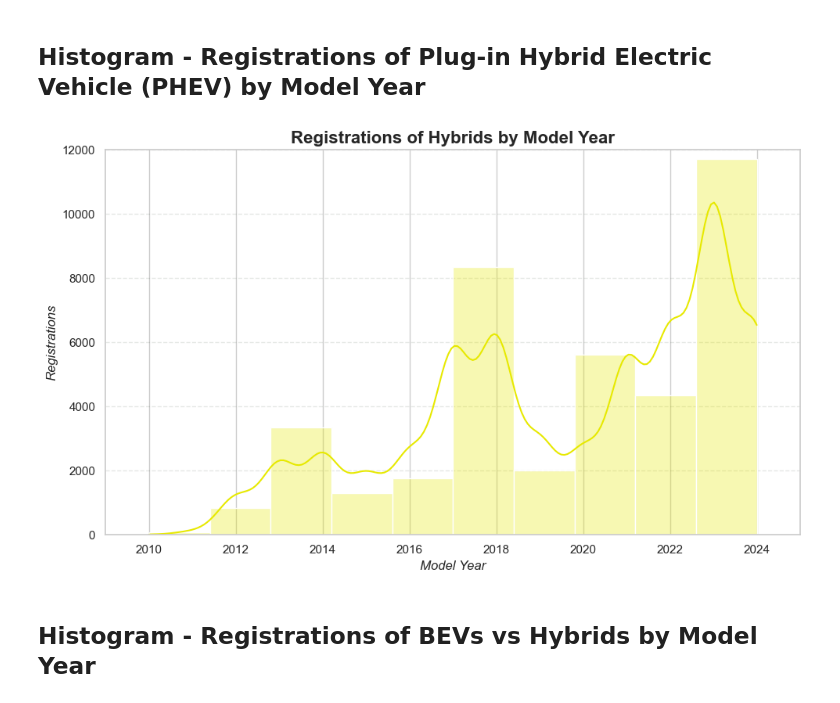
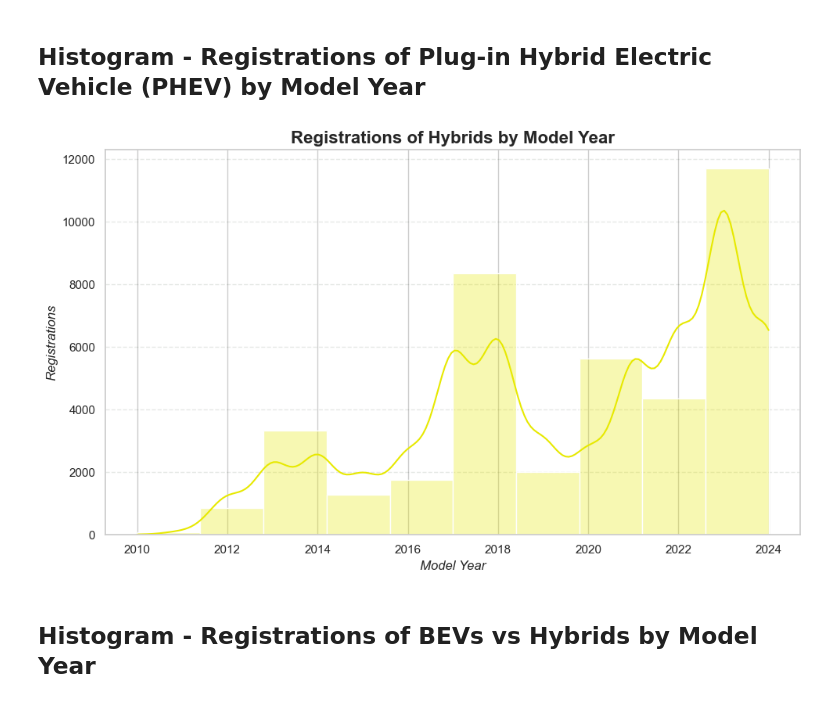
Before and after one commit to wrp94/project-1-group-02, a Jupyter notebook: ben_work/new_ben_work_model_year.ipynb, the cells around one changed output. Cells and saved outputs as stored; diff of their text form; code cells hidden in the pictures.

```diff
--- a/ben_work/new_ben_work_model_year.ipynb
+++ b/ben_work/new_ben_work_model_year.ipynb
@@ -9,7 +9,7 @@ import seaborn as sns
 import matplotlib.pyplot as plt
 # %%
 # Read in the CSV file
-df = pd.read_csv("./Desktop/full_vehicle_data.csv")
+df = pd.read_csv("../data/full_vehicle_data.csv")
 print(df.info())
 df.head(1)
 # %% [output]
@@ -294,6 +188,3 @@ hybrid_df.describe()
 | 50% | 98188.000000 | 2021.000000 | 29.000000 | 47.571920 | -122.300312 |
 | 75% | 98466.000000 | 2023.000000 | 38.000000 | 47.711240 | -122.169370 |
 | max | 99403.000000 | 2024.000000 | 153.000000 | 48.991061 | -117.059519 |
-# %%
-hybrid_df = hybrid_df["Model Year"].value_counts().reset_index().sort_values(by="Model Year", ascending=True)
-hybrid_df
@@ -372,25 +217,25 @@ plt.show()
 # %%
 # Create the plot
 x=hybrid_df['Model Year']
 plt.figure(figsize=(10,6))
 sns.histplot(x, bins=10, color="#E7E900", alpha=0.3, kde=True)
 
 # Customizations
 plt.title("Registrations of Hybrids by Model Year", fontsize=16, fontweight="bold")
 plt.xlabel("Model Year", fontsize=12, fontstyle="italic")
 plt.ylabel("Registrations", fontsize=12, fontstyle="italic")
-plt.ylim(0, 12000)
-plt.xlim(2009, 2025)
+# plt.ylim(0, 12000)
+# plt.xlim(2009, 2025)
 
 plt.grid(color="#022200", axis="y", linestyle="--", alpha=0.1)
 
 
 # Save/Show plot
 plt.tight_layout()
 plt.savefig("images/Histogram - Registrations of Plug-in Hybrid Electric Vehicle (PHEV) by Model Year.png")
 plt.show()
 # %% [output]
-[figure, old version]
+[figure, new version]
 # %% [markdown]
 ## Histogram - Registrations of BEVs vs Hybrids by Model Year
 # %%
```
Also changed, not shown: parts of 13 cells of this notebook, 7 other files.
